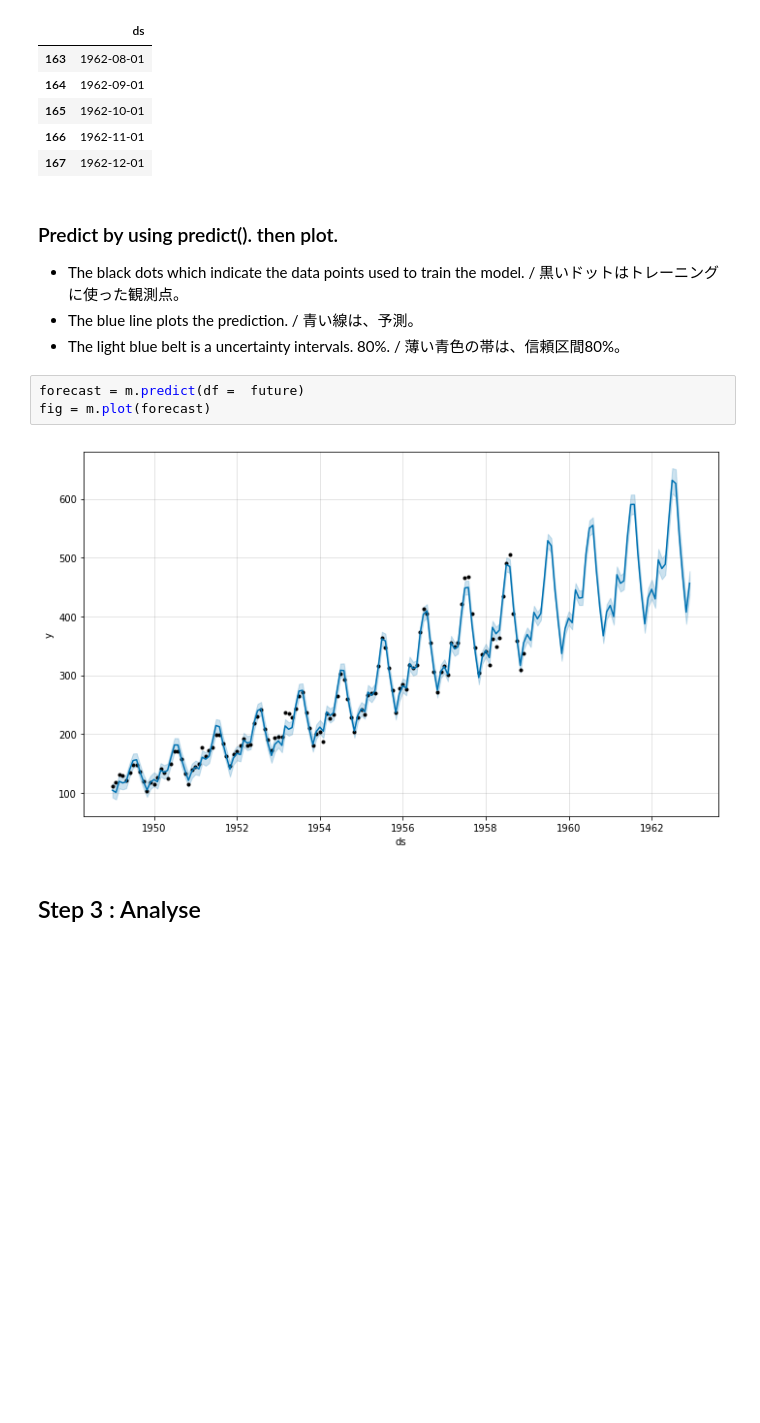
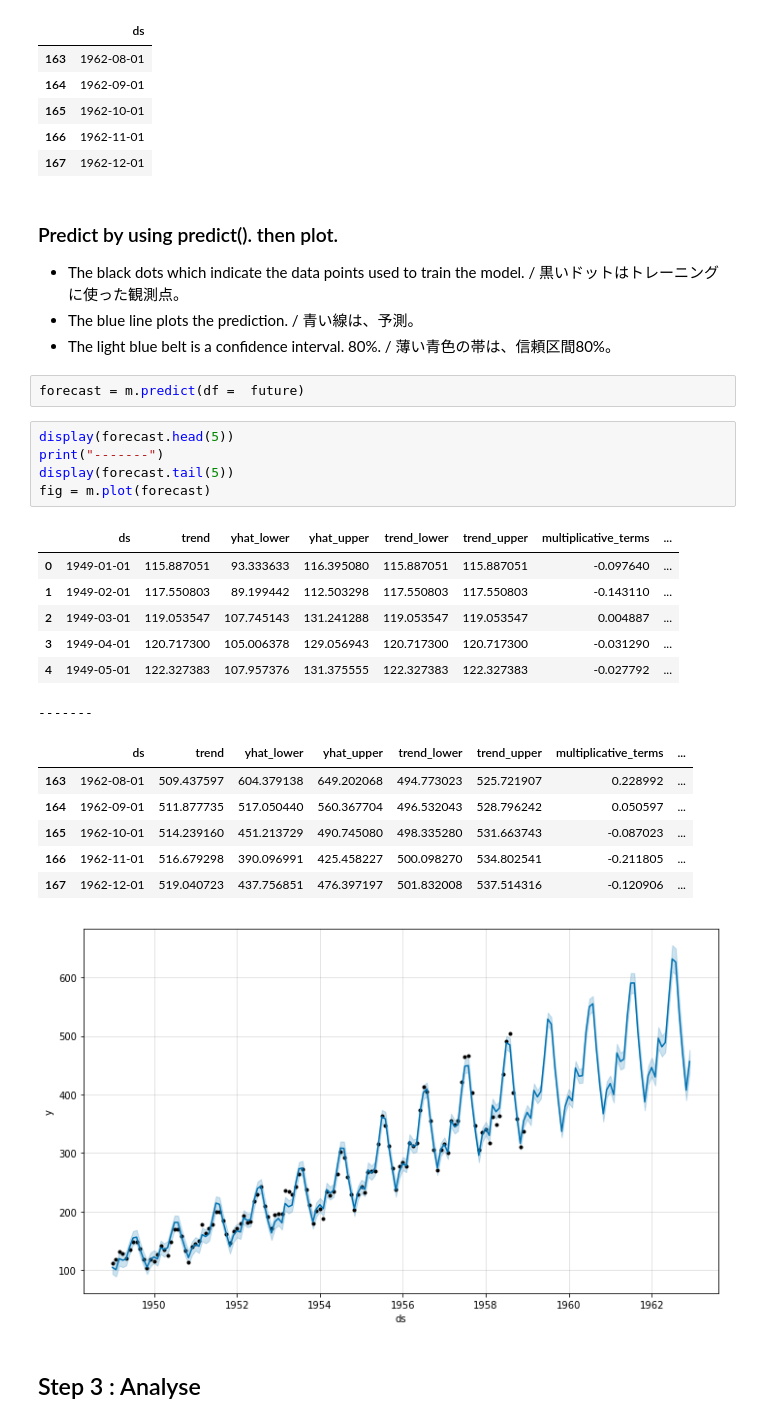
Before and after one commit to okagen/study, a Jupyter notebook: studyGoogleColaboratory.ipynb, the cells around one changed output. Cells and saved outputs as stored; diff of their text form; blank space fills up the shorter version.

```diff
--- a/studyGoogleColaboratory.ipynb
+++ b/studyGoogleColaboratory.ipynb
@@ -141,12 +153,29 @@ display(future.tail(5))
 ### Predict by using predict(). then plot.
   - The black dots which indicate the data points used to train the model. / 黒いドットはトレーニングに使った観測点。
   - The blue line plots the prediction. / 青い線は、予測。
-  - The light blue belt is a uncertainty intervals. 80%. / 薄い青色の帯は、信頼区間80%。
+  - The light blue belt is a confidence interval. 80%. / 薄い青色の帯は、信頼区間80%。
 # %%
 forecast = m.predict(df =  future)
-fig = m.plot(forecast)
-# %% [output]
-[figure, removed]
+# %%
+display(forecast.head(5))
+print("-------")
+display(forecast.tail(5))
+fig = m.plot(forecast)
+# %% [output]
+|  | ds | trend | yhat_lower | yhat_upper | trend_lower | trend_upper | multiplicative_terms | ... |
+| 0 | 1949-01-01 | 115.887051 | 93.333633 | 116.395080 | 115.887051 | 115.887051 | -0.097640 | ... |
+| 1 | 1949-02-01 | 117.550803 | 89.199442 | 112.503298 | 117.550803 | 117.550803 | -0.143110 | ... |
+| 2 | 1949-03-01 | 119.053547 | 107.745143 | 131.241288 | 119.053547 | 119.053547 | 0.004887 | ... |
+| 3 | 1949-04-01 | 120.717300 | 105.006378 | 129.056943 | 120.717300 | 120.717300 | -0.031290 | ... |
+| 4 | 1949-05-01 | 122.327383 | 107.957376 | 131.375555 | 122.327383 | 122.327383 | -0.027792 | ... |
+-------
+|  | ds | trend | yhat_lower | yhat_upper | trend_lower | trend_upper | multiplicative_terms | ... |
+| 163 | 1962-08-01 | 509.437597 | 604.379138 | 649.202068 | 494.773023 | 525.721907 | 0.228992 | ... |
+| 164 | 1962-09-01 | 511.877735 | 517.050440 | 560.367704 | 496.532043 | 528.796242 | 0.050597 | ... |
+| 165 | 1962-10-01 | 514.239160 | 451.213729 | 490.745080 | 498.335280 | 531.663743 | -0.087023 | ... |
+| 166 | 1962-11-01 | 516.679298 | 390.096991 | 425.458227 | 500.098270 | 534.802541 | -0.211805 | ... |
+| 167 | 1962-12-01 | 519.040723 | 437.756851 | 476.397197 | 501.832008 | 537.514316 | -0.120906 | ... |
+[figure, added]
 # %% [markdown]
 ## Step 3 : Analyse
 # %% [markdown]
```
Also changed, not shown: parts of 7 cells of this notebook.
